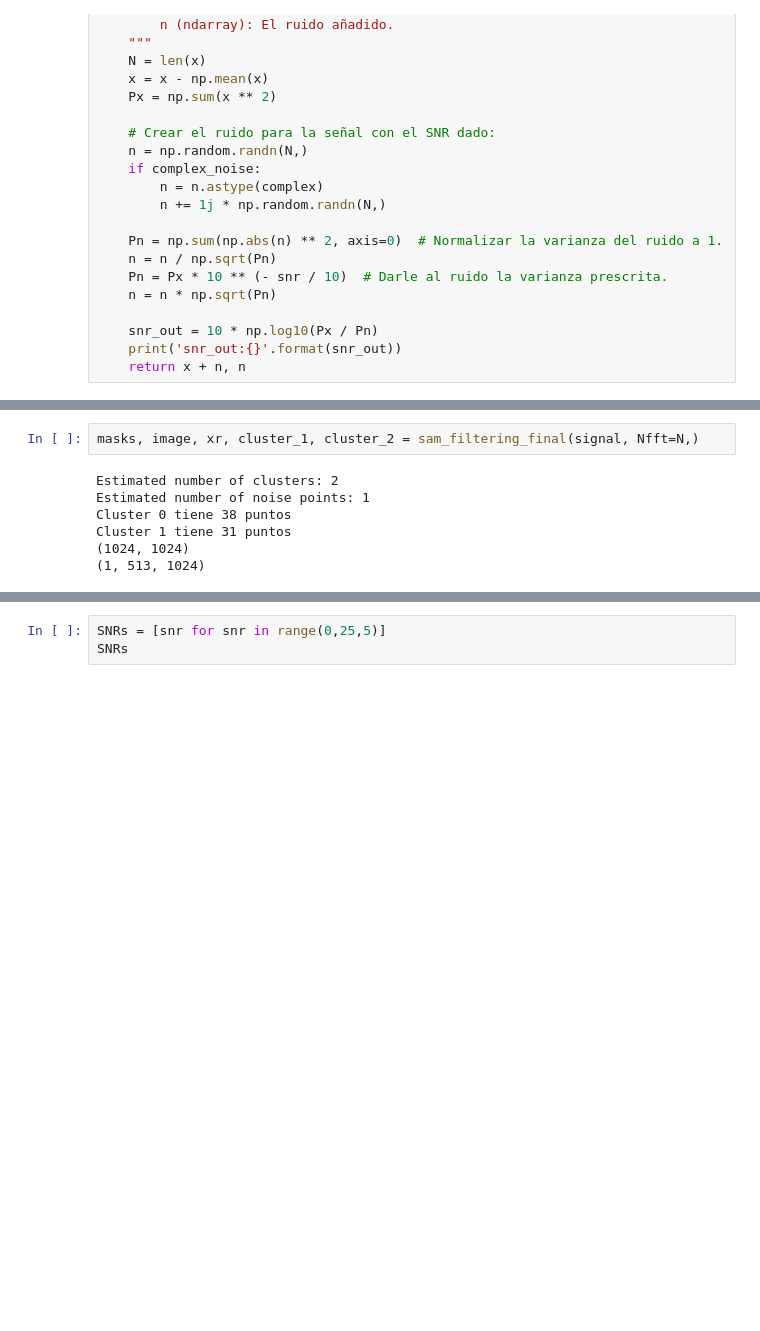
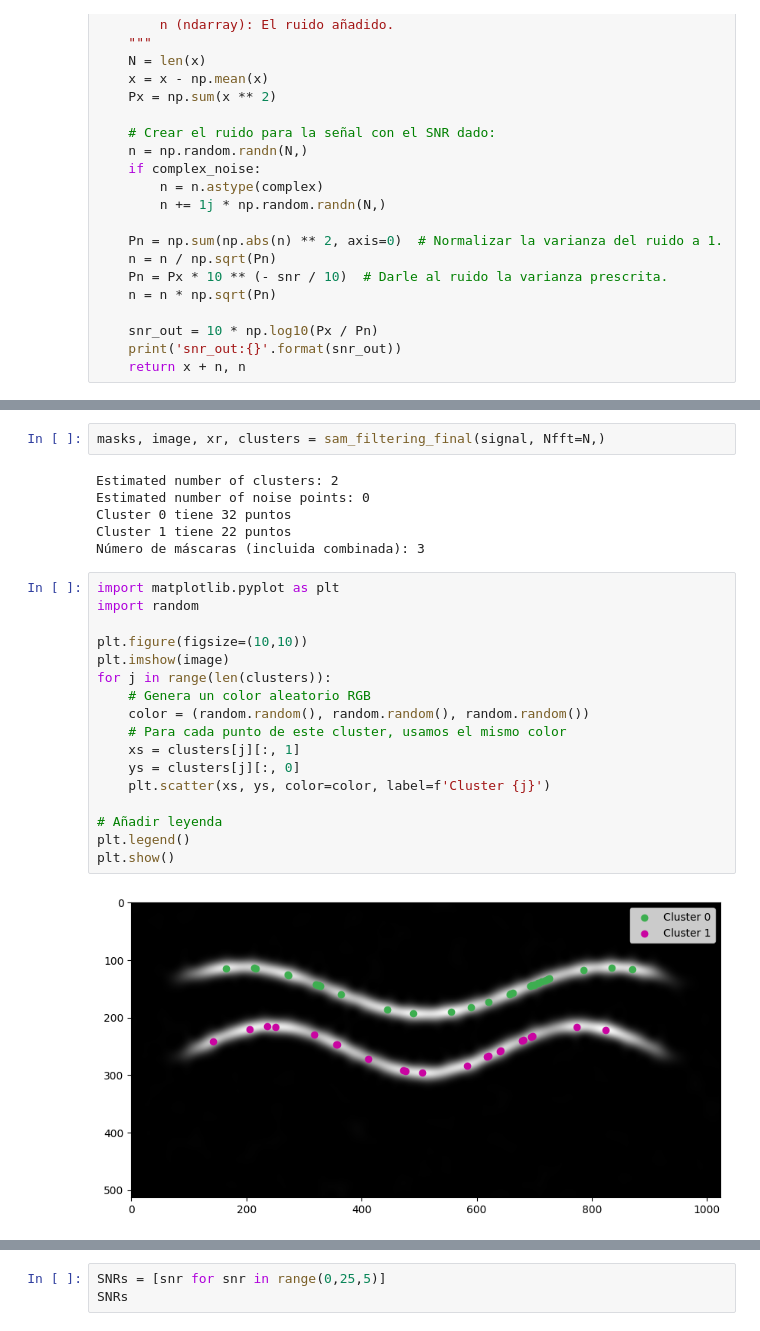
Before and after one commit to joacop01/Analisis-tiempo-frecuencia, a Jupyter notebook: sam2_0.ipynb, the cells around one changed output, grey strips where cells are left out. Cells and saved outputs as stored; diff of their text form; blank space fills up the shorter version.

```diff
--- a/sam2_0.ipynb
+++ b/sam2_0.ipynb
@@ -584,14 +645,32 @@ signal, noise = add_snr(signal_noiseless,15)
 # %% [output]
 snr_out:15.0
 # %%
-masks, image, xr, cluster_1, cluster_2 = sam_filtering_final(signal, Nfft=N,)
+masks, image, xr, clusters = sam_filtering_final(signal, Nfft=N,)
 # %% [output]
 Estimated number of clusters: 2
-Estimated number of noise points: 1
-Cluster 0 tiene 38 puntos
-Cluster 1 tiene 31 puntos
-(1024, 1024)
-(1, 513, 1024)
+Estimated number of noise points: 0
+Cluster 0 tiene 32 puntos
+Cluster 1 tiene 22 puntos
+Número de máscaras (incluida combinada): 3
+# %%
+import matplotlib.pyplot as plt
+import random
+
+plt.figure(figsize=(10,10))
+plt.imshow(image)
+for j in range(len(clusters)):
+    # Genera un color aleatorio RGB
+    color = (random.random(), random.random(), random.random())
+    # Para cada punto de este cluster, usamos el mismo color
+    xs = clusters[j][:, 1]
+    ys = clusters[j][:, 0]
+    plt.scatter(xs, ys, color=color, label=f'Cluster {j}')
+
+# Añadir leyenda
+plt.legend()
+plt.show()
+# %% [output]
+[figure, added]
 # %%
 plt.figure(figsize=(10,10))
 plt.imshow(image)
```
Also changed, not shown: parts of 7 cells of this notebook.
